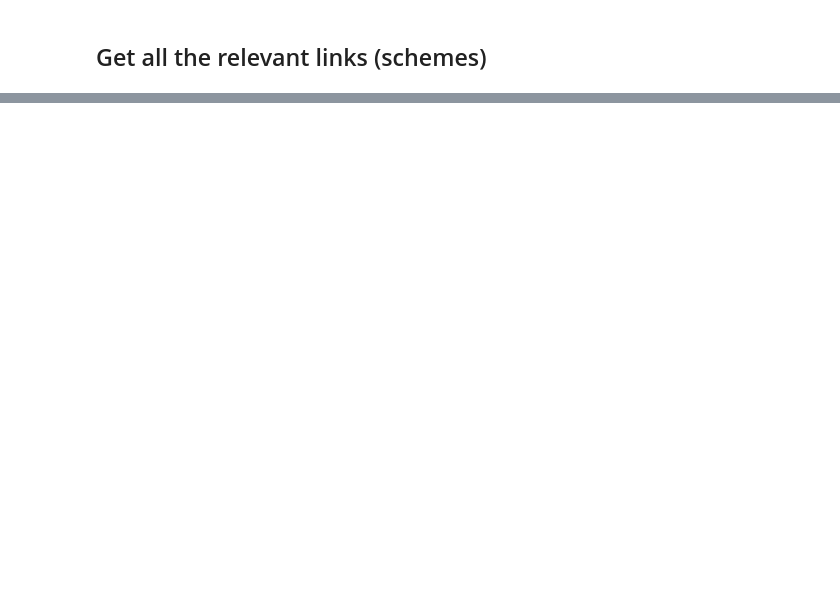
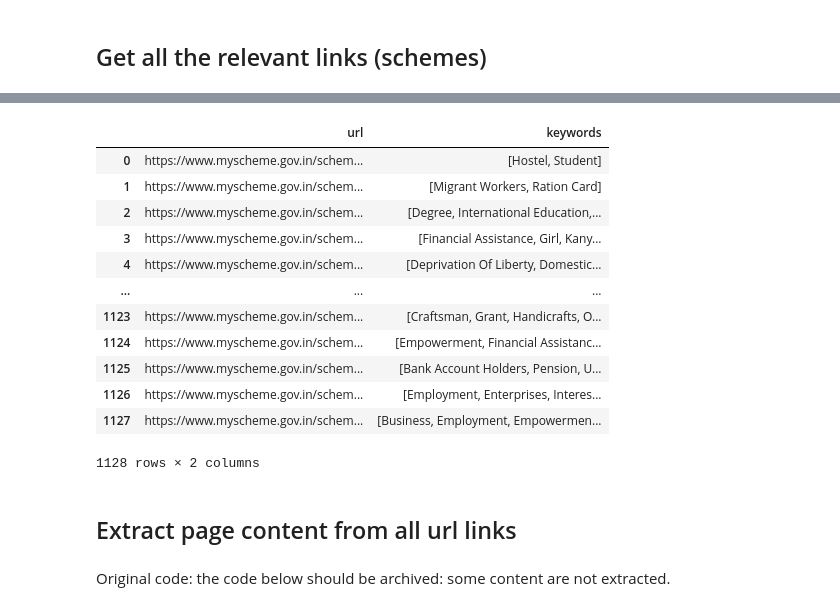
Before and after one commit to alinealinealine/ted_ai, a Jupyter notebook: scrape_scheme.ipynb, the cells around one changed output, grey strips where cells are left out. Drawn from its saved outputs; the diff is of its cells as text; code cells hidden in the pictures; blank space fills up the shorter version.

Commit message:
update the script and the data
fixed issue where some page content is missing.

```diff
--- a/scrape_scheme.ipynb
+++ b/scrape_scheme.ipynb
@@ -181,16 +171,24 @@ def extract_content_from_current_page(driver):
 
     url_keywords_map = {}
 
-    for card in card_divs:
+    for index in range(len(card_divs)):
+        # Re-fetch the card element by its index
+        card = driver.find_elements(By.CSS_SELECTOR, 'div.mx-auto.rounded-xl.shadow-md')[index]
         url_element = card.find_element(By.CSS_SELECTOR, 'h2 a')
         url = url_element.get_attribute('href')
+
+        # Explicitly wait for the keywords to be loaded
+        wait.until(EC.presence_of_all_elements_located((By.CSS_SELECTOR, 'div.text-gray-800.bg-gray-100.rounded')))
+        # Now, re-fetch the keyword divs from the re-fetched card
         keyword_divs = card.find_elements(By.CSS_SELECTOR, 'div.text-gray-800.bg-gray-100.rounded')
+
+        # Fetch the text from each keyword div
         keywords = [div.text for div in keyword_divs]
         url_keywords_map[url] = keywords
 
-    print(f"Extracted {len(url_keywords_map)} items from the page.")  # Debugging Output
+    print(f"Extracted {len(url_keywords_map)} items from the page.")
+    return url_keywords_map
 
-    return url_keywords_map
 
 def main():
     # Initialize WebDriver
@@ -214,5 +212,7 @@ def main():
     for content in all_content:
         print(content)
 
+    return all_content  # Return the collected content
+
 if __name__ == "__main__":
-    main()
+    collected_data = main()  # Assign the result to a variable
@@ -280,0 +219,43 @@ Stacktrace:
+# %%
+# Transform the collected data into a list of dictionaries
+formatted_data = []
+for data in collected_data:
+    for url, keywords in data.items():
+        formatted_data.append({
+            "URL": url,
+            "Keywords": keywords
+        })
+
+# Convert the list of dictionaries to JSON
+import json
+json_data = json.dumps(formatted_data, indent=4)
+
+# Output the JSON
+print(json_data)
+# %%
+flattened_data = []
+for data_dict in collected_data:
+    for url, keywords in data_dict.items():
+        flattened_data.append({"url": url, "keywords": keywords})
+
+keywords_df = pd.DataFrame(flattened_data)
+# %%
+keywords_df
+# %% [output]
+|  | url | keywords |
+| 0 | https://www.myscheme.gov.in/schem... | [Hostel, Student] |
+| 1 | https://www.myscheme.gov.in/schem... | [Migrant Workers, Ration Card] |
+| 2 | https://www.myscheme.gov.in/schem... | [Degree, International Education,... |
+| 3 | https://www.myscheme.gov.in/schem... | [Financial Assistance, Girl, Kany... |
+| 4 | https://www.myscheme.gov.in/schem... | [Deprivation Of Liberty, Domestic... |
+| ... | ... | ... |
+| 1123 | https://www.myscheme.gov.in/schem... | [Craftsman, Grant, Handicrafts, O... |
+| 1124 | https://www.myscheme.gov.in/schem... | [Empowerment, Financial Assistanc... |
+| 1125 | https://www.myscheme.gov.in/schem... | [Bank Account Holders, Pension, U... |
+| 1126 | https://www.myscheme.gov.in/schem... | [Employment, Enterprises, Interes... |
+| 1127 | https://www.myscheme.gov.in/schem... | [Business, Employment, Empowermen... |
+1128 rows × 2 columns
+# %% [markdown]
+## Extract page content from all url links
+# %% [markdown]
+Original code: the code below should be archived: some content are not extracted.
```
Also changed, not shown: parts of 22 cells of this notebook, 1 other file.
